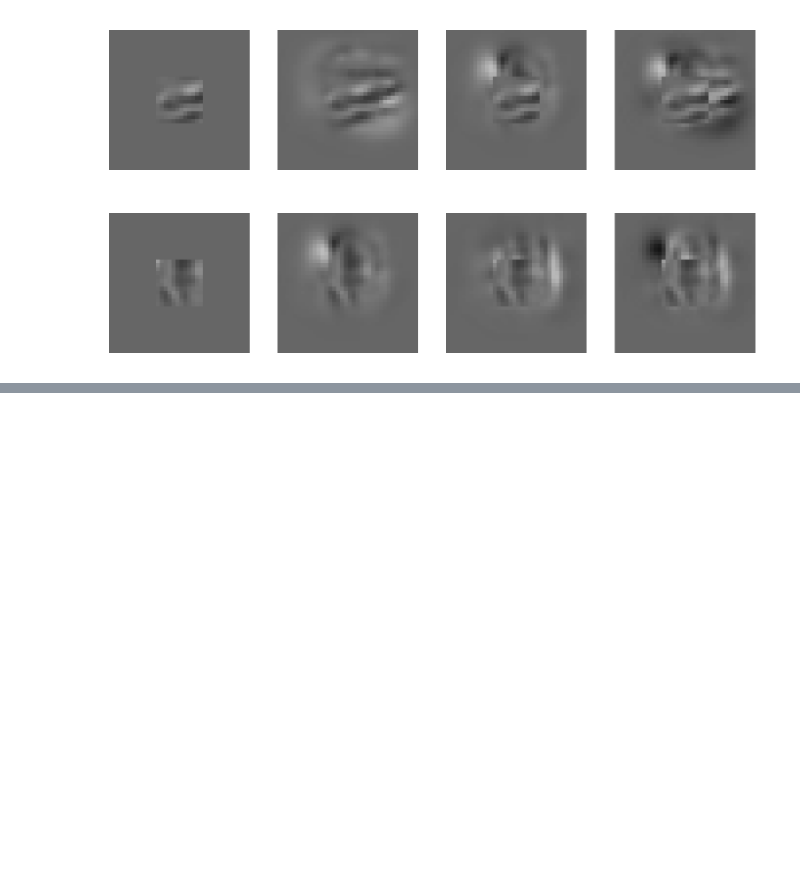
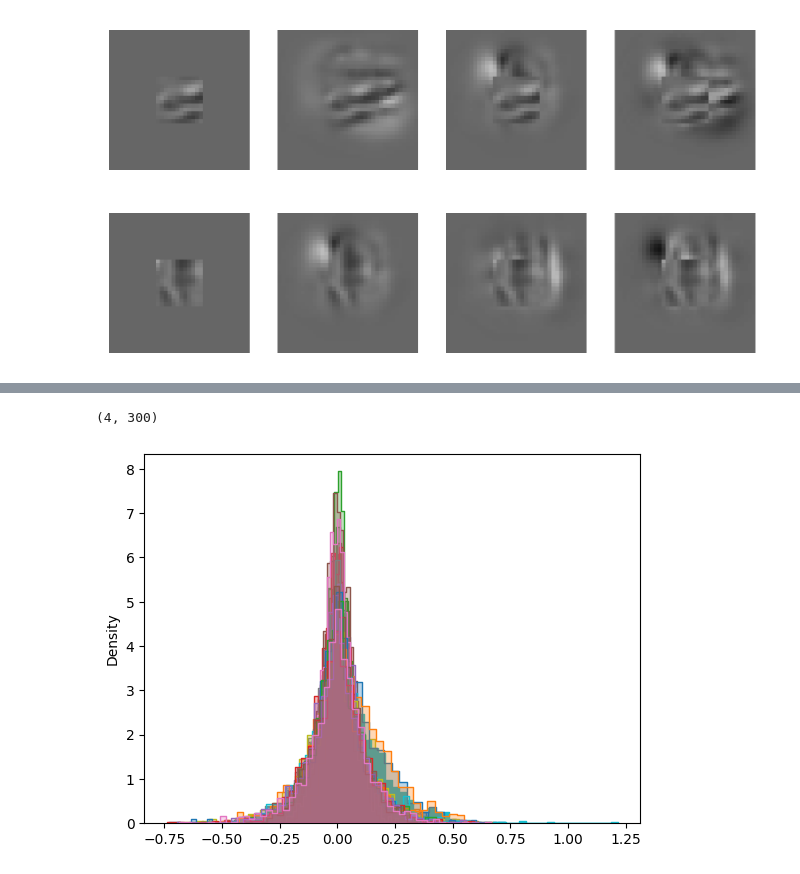
Before and after one commit to suhasshrinivasan/probabilistic-center-surround, a Jupyter notebook: experiments/exc_driven_model/focused_images.ipynb, the cells around one changed output, grey strips where cells are left out. Saved outputs shown, nothing was run; the diff lists cells and outputs as text; code cells hidden in the pictures; blank space fills up the shorter version.

```diff
--- a/experiments/exc_driven_model/focused_images.ipynb
+++ b/experiments/exc_driven_model/focused_images.ipynb
@@ -388,0 +388,9 @@ for idx, (ax_set, idata_set, disrupting_pattern_idx) in enumerate(zip(axs, all_i
+# %%
+idata_9 = model(
+        image=x_pfs[9],
+        n_samples=n_draws,
+        tune=n_tune,
+        chains=n_chains,
+        cores=n_cores,
+        random_seed=seed
+    )
@@ -388,0 +405,19 @@ for idx, (ax_set, idata_set, disrupting_pattern_idx) in enumerate(zip(axs, all_i
+# %%
+idata_9["posterior"]["X"].data[:, :, 1].shape
+# %% [output]
+(4, 300)
+# %%
+for i in range(idata_9["posterior"]["X"].data.shape[-1]):
+    if i == 9:
+        alpha=1
+    else:
+        alpha=0.3
+    sns.histplot(
+        idata_9["posterior"]["X"].data[:, :, i].flatten(),
+        stat="density",
+        element="step",
+        alpha=alpha,
+        legend=i
+    )
+# %% [output]
+[figure, added]
```
Also changed, not shown: parts of 15 cells of this notebook, 2 other files.
